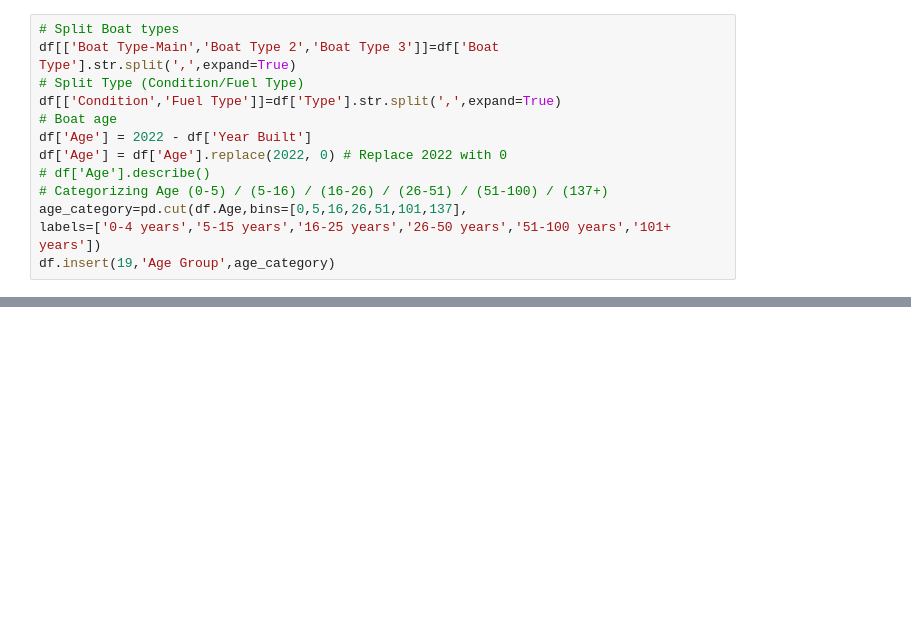
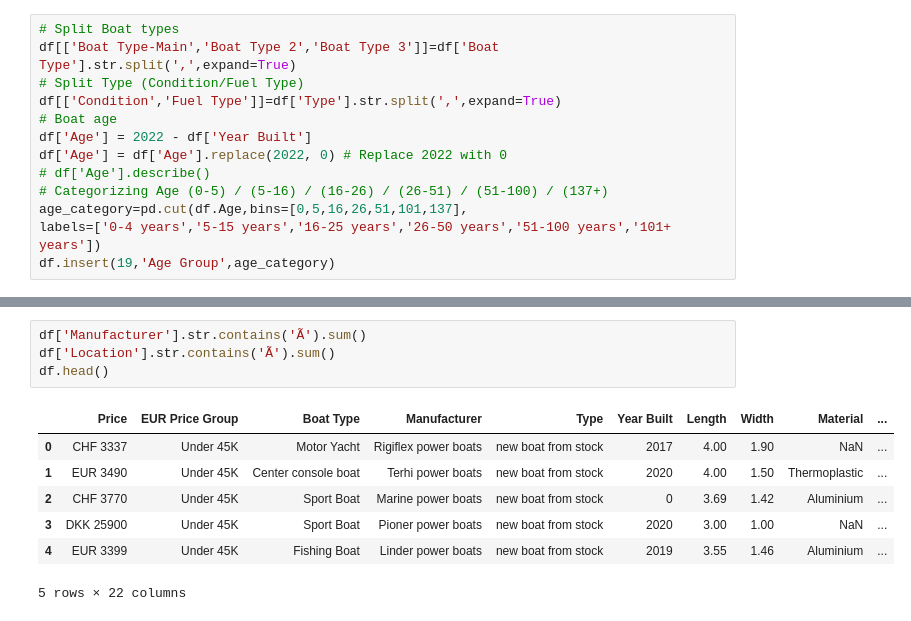
Before and after one commit to Estorko/Data-Analysis-Certification-Case-study-, a Jupyter notebook: DataCampCerf/DataCampCertf.ipynb, the cells around one changed output, grey strips where cells are left out. Saved outputs shown, nothing was run; the diff lists cells and outputs as text; blank space fills up the shorter version.

```diff
--- a/DataCampCerf/DataCampCertf.ipynb
+++ b/DataCampCerf/DataCampCertf.ipynb
@@ -89,3 +82,15 @@ df['Location']=df['Location'].str.replace('\d+','')
+# %%
+df['Manufacturer'].str.contains('Ã').sum()
+df['Location'].str.contains('Ã').sum()
+df.head()
+# %% [output]
+|  | Price | EUR Price Group | Boat Type | Manufacturer | Type | Year Built | Length | Width | Material | ... |
+| 0 | CHF 3337 | Under 45K | Motor Yacht | Rigiflex power boats | new boat from stock | 2017 | 4.00 | 1.90 | NaN | ... |
+| 1 | EUR 3490 | Under 45K | Center console boat | Terhi power boats | new boat from stock | 2020 | 4.00 | 1.50 | Thermoplastic | ... |
+| 2 | CHF 3770 | Under 45K | Sport Boat | Marine power boats | new boat from stock | 0 | 3.69 | 1.42 | Aluminium | ... |
+| 3 | DKK 25900 | Under 45K | Sport Boat | Pioner power boats | new boat from stock | 2020 | 3.00 | 1.00 | NaN | ... |
+| 4 | EUR 3399 | Under 45K | Fishing Boat | Linder power boats | new boat from stock | 2019 | 3.55 | 1.46 | Aluminium | ... |
+5 rows × 22 columns
 # %%
 # Analyzing the Market / Data
 # 1.) Price vs Number of Views
```
Also changed, not shown: parts of 7 cells of this notebook.
